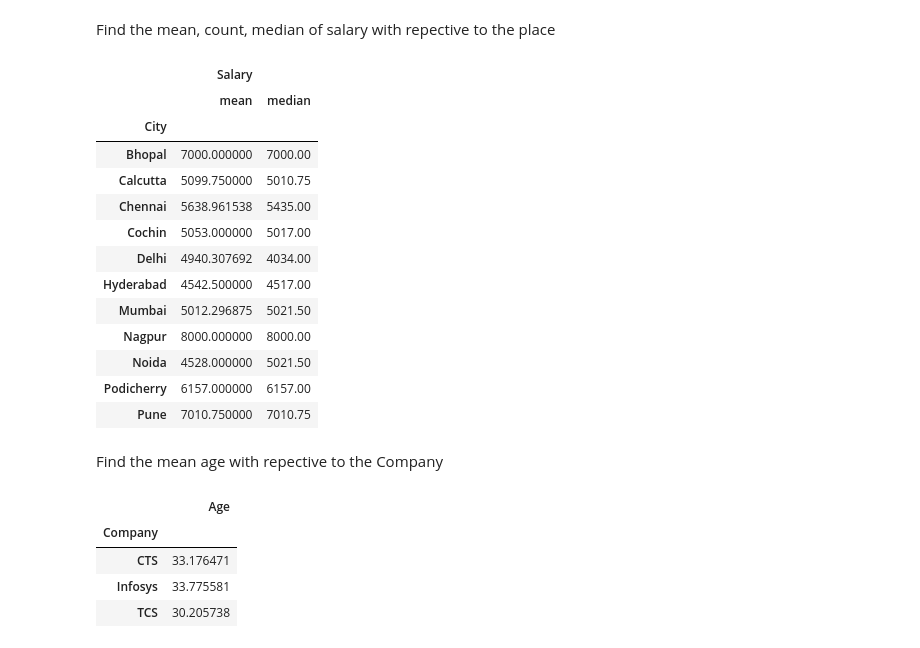
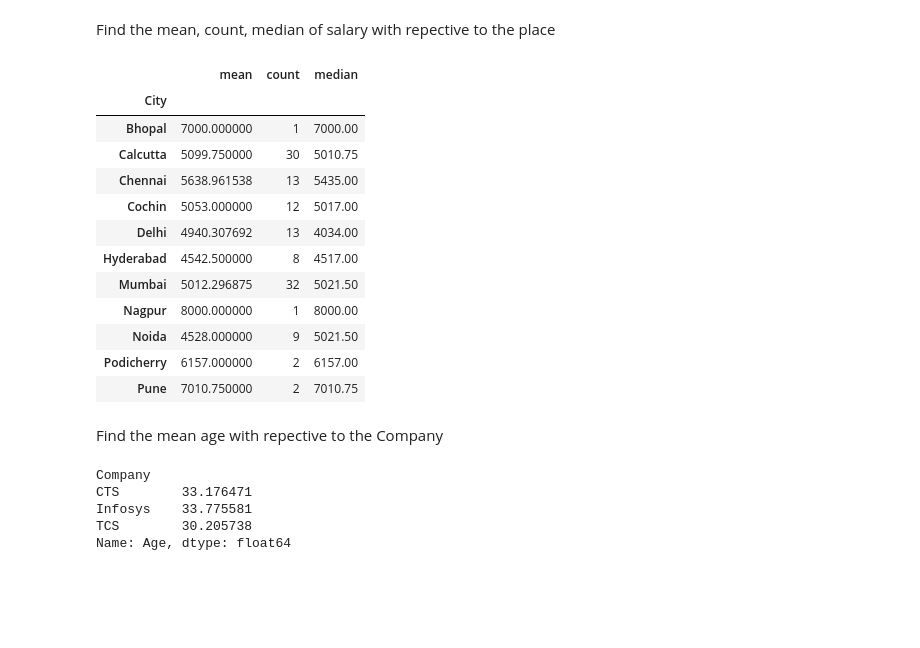
Before and after one commit to VijayalakshmiSivaraman/python-basics, a Jupyter notebook: Pandas_Excercise.ipynb, the cells around one changed output. Drawn from its saved outputs; the diff is of its cells as text; code cells hidden in the pictures; blank space fills up the shorter version.

```diff
--- a/Pandas_Excercise.ipynb
+++ b/Pandas_Excercise.ipynb
@@ -427,29 +428,28 @@ df['Company'].value_counts().plot(kind = 'pie')
 # %% [markdown]
 Find the mean, count, median of salary with repective to the place
 # %%
-df.groupby('City').agg({'Salary': [np.mean, np.median]})
+df.groupby('City').Salary.agg(['mean', 'count', 'median'])
 # %% [output]
-|  | Salary |  |
-|  | mean | median |
-| City |  |  |
-| Bhopal | 7000.000000 | 7000.00 |
-| Calcutta | 5099.750000 | 5010.75 |
-| Chennai | 5638.961538 | 5435.00 |
-| Cochin | 5053.000000 | 5017.00 |
-| Delhi | 4940.307692 | 4034.00 |
-| Hyderabad | 4542.500000 | 4517.00 |
-| Mumbai | 5012.296875 | 5021.50 |
-| Nagpur | 8000.000000 | 8000.00 |
-| Noida | 4528.000000 | 5021.50 |
-| Podicherry | 6157.000000 | 6157.00 |
-| Pune | 7010.750000 | 7010.75 |
+|  | mean | count | median |
+| City |  |  |  |
+| Bhopal | 7000.000000 | 1 | 7000.00 |
+| Calcutta | 5099.750000 | 30 | 5010.75 |
+| Chennai | 5638.961538 | 13 | 5435.00 |
+| Cochin | 5053.000000 | 12 | 5017.00 |
+| Delhi | 4940.307692 | 13 | 4034.00 |
+| Hyderabad | 4542.500000 | 8 | 4517.00 |
+| Mumbai | 5012.296875 | 32 | 5021.50 |
+| Nagpur | 8000.000000 | 1 | 8000.00 |
+| Noida | 4528.000000 | 9 | 5021.50 |
+| Podicherry | 6157.000000 | 2 | 6157.00 |
+| Pune | 7010.750000 | 2 | 7010.75 |
 # %% [markdown]
 Find the mean age with repective to the Company
 # %%
-df.groupby('Company').agg({'Age': np.mean})
+df.groupby('Company').Age.mean()
 # %% [output]
-|  | Age |
-| Company |  |
-| CTS | 33.176471 |
-| Infosys | 33.775581 |
-| TCS | 30.205738 |
+Company
+CTS        33.176471
+Infosys    33.775581
+TCS        30.205738
+Name: Age, dtype: float64
```
Also changed, not shown: parts of 5 cells of this notebook.
